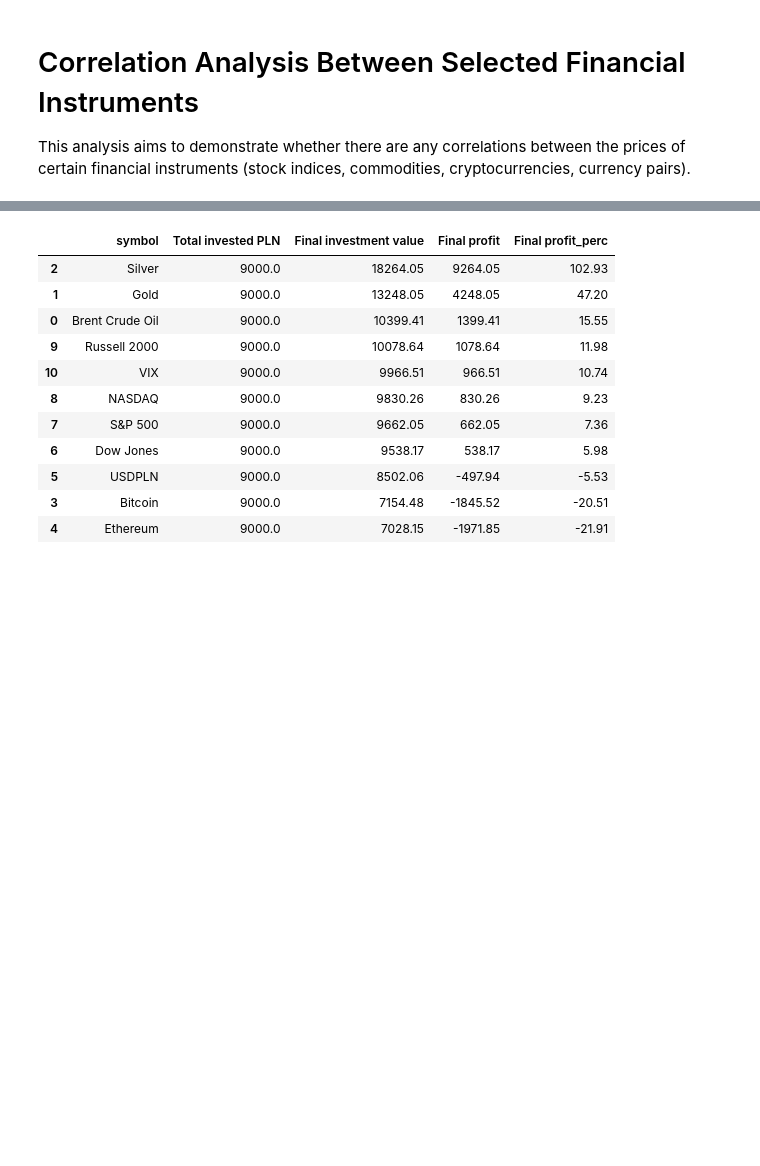
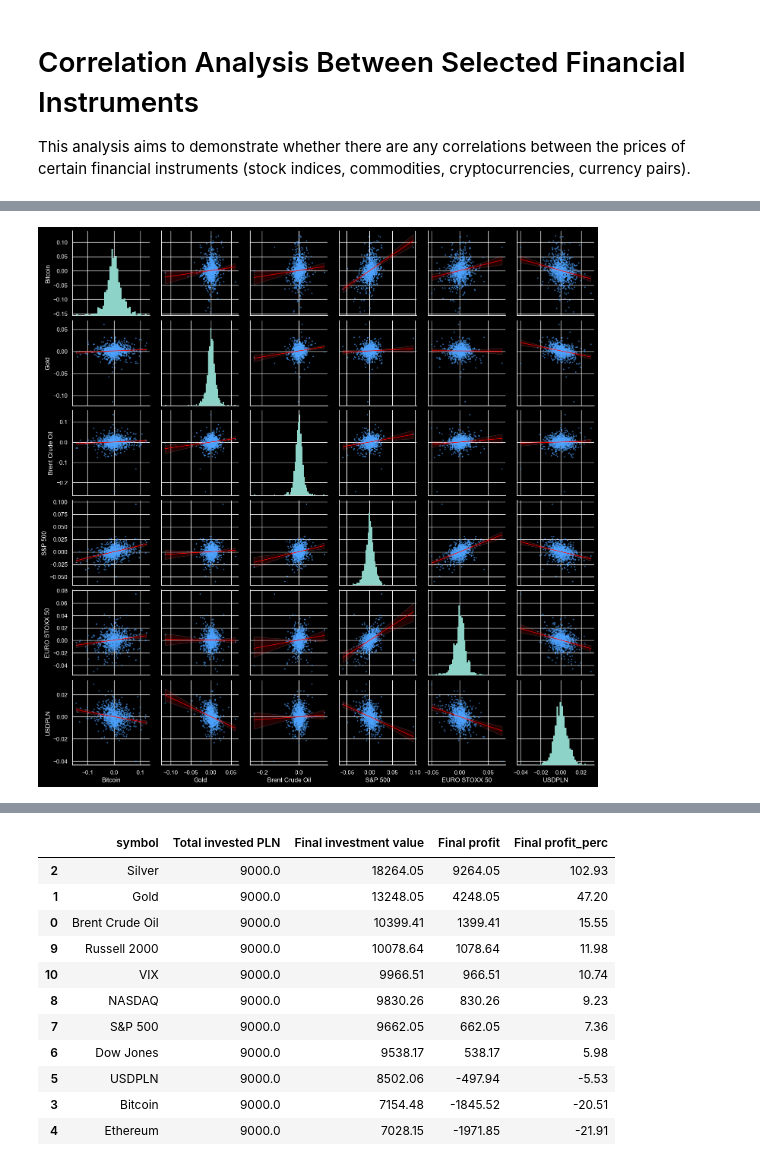
Before and after one commit to pawel-szulik/financial-market-analysis, a Jupyter notebook: notebooks/analysis.ipynb, the cells around one changed output, grey strips where cells are left out. Saved outputs shown, nothing was run; the diff lists cells and outputs as text; code cells hidden in the pictures; blank space fills up the shorter version.

```diff
--- a/notebooks/analysis.ipynb
+++ b/notebooks/analysis.ipynb
@@ -34,0 +18,4 @@ sma_change_plot(x.close_prices, symbols_list)
+# %%
+selected = ["Bitcoin", "Gold", "Brent Crude Oil", "S&P 500", "EURO STOXX 50", "USDPLN"]
+returns_sel = data.close_returns[selected]
+close_prices_sel = data.close_prices[selected]
@@ -34,0 +108,4 @@ sma_change_plot(x.close_prices, symbols_list)
+# %%
+pl.price_change_distributions(returns_sel)
+# %% [output]
+[figure, added]
```
Also changed, not shown: parts of 20 cells of this notebook, 1 other file.
